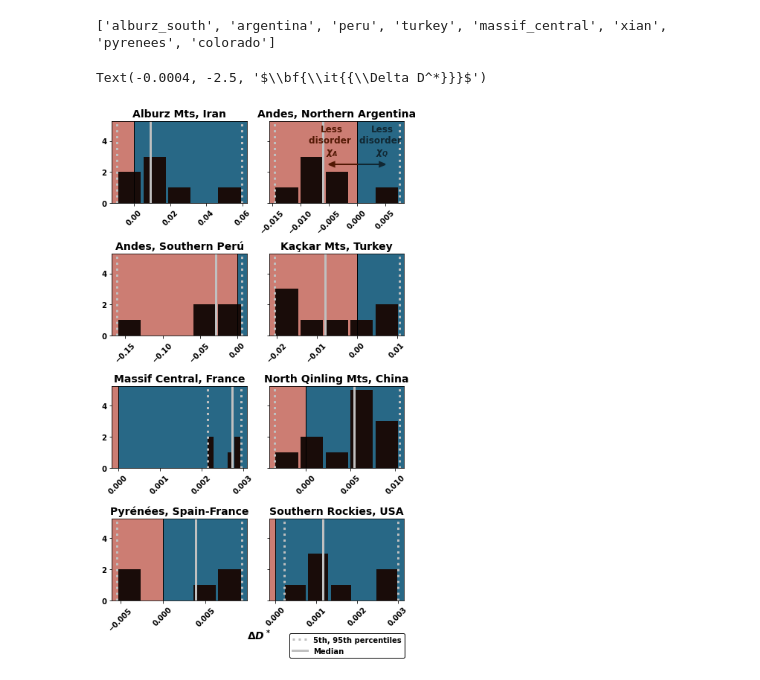
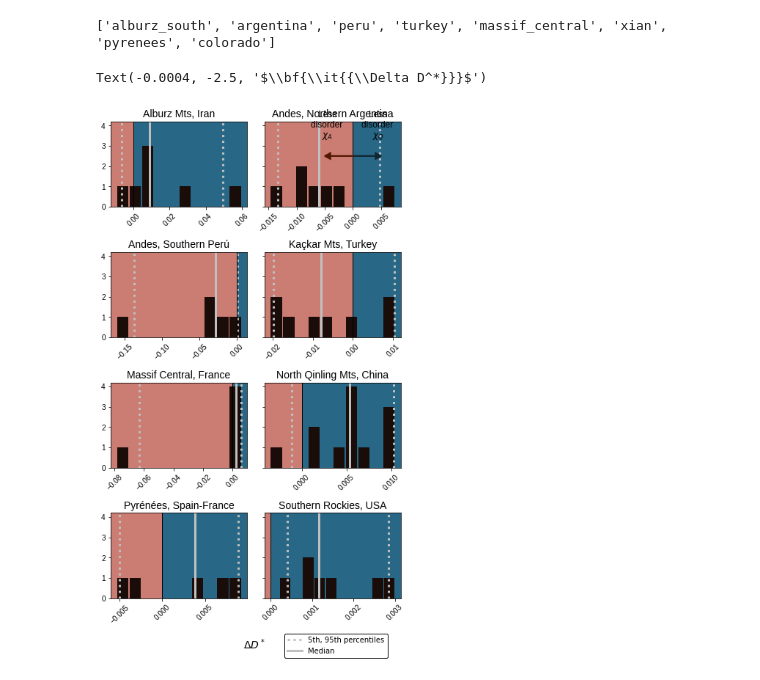
Before and after one commit to MarinaRuizSO/JGR_paper, a Jupyter notebook: natural_landscapes/real_life_plot_kde_for_paper.ipynb, the cells around one changed output. Cells and saved outputs as stored; diff of their text form; code cells hidden in the pictures.

```diff
--- a/natural_landscapes/real_life_plot_kde_for_paper.ipynb
+++ b/natural_landscapes/real_life_plot_kde_for_paper.ipynb
@@ -282,33 +320,35 @@ kde_mountain_median_order = [kde_mountain_median[i] for i in alphabetical_order]
 # %% [output]
 ['alburz_south', 'argentina', 'peru', 'turkey', 'massif_central', 'xian', 'pyrenees', 'colorado']
 # %%
-import helplotlib as hpl
-fig, ax = hpl.mkfig_simple_bold(fontsize_major = 21, fontsize_minor= 14, family = "DejaVu Sans" , figsize = (7,5))
+#import helplotlib as hpl
+#fig, ax = hpl.mkfig_simple_bold(fontsize_major = 21, fontsize_minor= 14, family = "DejaVu Sans" , figsize = (7,5))
 # %%
 from matplotlib.cm import ScalarMappable
 from matplotlib.lines import Line2D
 import matplotlib.colors as mcolors
-
+#import rcParams
 import matplotlib.font_manager as font_manager
 import matplotlib.patches as mpatches
 from matplotlib.ticker import FormatStrFormatter
 #plt.rcParams['axes.xmargin'] = 0.0001
 #plt.rcParams['axes.ymargin'] = 0
-
-font = {'weight' : 'bold', 'size':8}
+plt.rcParams['font.family'] = 'sans-serif'
+plt.rcParams['font.sans-serif'] = ['Liberation Sans']
+font = {'weight' : 'normal', 'size':8}
 plt.rc('font', **font)
-plt.rcParams["font.weight"] = "bold"
-plt.rcParams["axes.labelweight"] = "bold"
-font_dict = {'fontfamily': 'DejaVu Sans', 'size': 12, 'weight': 'bold'}
-title_dict = {'fontfamily': 'DejaVu Sans', 'size': 14, 'weight': 'bold'}
+plt.rcParams["font.weight"] = "normal"
+plt.rcParams["axes.labelweight"] = "normal"
+font_dict = { 'size': 12, 'weight': 'normal'}
+title_dict = { 'size': 14, 'weight': 'normal'}
 
 q_color = cmc.berlin.colors[int(256/4)]
 da_color =cmc.berlin.colors[int(-256/10)]
 axes = all_grads_medians_df.hist(column='value', by='Mountains',   sharey=True,xrot=45, figsize=(6, 10),
-                                 layout=(4,2), bins= 5, sharex=False,
+                                 layout=(4,2), bins= 10, sharex=False,
                                  color=cmc.berlin.colors[int(256/2)], zorder=0, rwidth=0.9)
+for ax, pos in zip(axes.flat, kde_mountain_95_order):
+    #ax.set_facecolor("white")
 
-for ax, pos in zip(axes.flat, kde_mountain_95_order):
     ax.axvline(x=pos, color='silver', linestyle=':', ymax=ax.get_ylim()[1], zorder=0, lw = 3)
     ax.axvline(x=0, color='black', linestyle='-', ymax=ax.get_ylim()[1], zorder=0, lw = 1)
     ax.axvspan(0, ax.get_xlim()[1], 0, ax.get_ylim()[1],   facecolor=cmc.berlin.colors[int(256/4)], alpha=1, zorder=-10 )
@@ -325,35 +365,35 @@ for ax, pos in zip(axes.flat, kde_mountain_median_order):
     ax.axvline(x=pos, color='silver', linestyle='-', ymax=ax.get_ylim()[1], lw = 3, zorder=0)
 
 plt.tight_layout()
 axes[0][1].arrow(0, 2.5, 0.005, 0, head_width=0.3, head_length=0.001, linewidth=2, color=cmc.berlin.colors[int(256/2.5)], length_includes_head=True)
 axes[0][1].arrow(0, 2.5, -0.005, 0, head_width=0.3, head_length=0.001, linewidth=2, color=cmc.berlin.colors[int(-256/3)], length_includes_head=True)
 
 axes[0][1].text(-0.0045,4, r'Less'+"\n"+ 'disorder '  +"\n"+r'$\bf{\it{\chi_{A}}}$',
-                ha='center', va='center', fontdict = font_dict, c= cmc.berlin.colors[int(-256/3)])
+                ha='center', va='center', fontdict = font_dict, c= 'black')#cmc.berlin.colors[int(-256/3)])
                #bbox=dict(facecolor='none', edgecolor='black', boxstyle='round'))
 axes[0][1].text(0.0045,4, r'Less'+"\n"+ 'disorder ' +"\n"+ r'$\bf{\it{\chi_{Q}}}$',
-                ha='center', va='center', fontdict = font_dict, c= cmc.berlin.colors[int(256/2.5)])
+                ha='center', va='center', fontdict = font_dict, c= 'black')#cmc.berlin.colors[int(256/2.5)])
                #bbox=dict(facecolor='none', edgecolor='black', boxstyle='round'))
 
 extra_legend_elements = [
     Line2D([0], [0], color='silver', ls= ':', lw = 3, label="5th, 95th percentiles"),
     Line2D([0], [0], color='silver', ls= '-', lw = 3, label="Median")
 ]
 font = font_manager.FontProperties(family= 'DejaVu Sans',
-                                   weight='bold',
+                                   weight='normal',
                                    style='normal', size=10)
 
 axes[-1][-1].legend(handles=extra_legend_elements,
                     bbox_to_anchor=(0.15, -0.7, 2,2),loc="lower left"
                     , borderaxespad=0, ncol=1,
                     facecolor='white', edgecolor='black',
                     framealpha=1, prop=font)
 axes[-1][-1].text(-0.0004, -2.5, r'$\bf{\it{{\Delta D^*}}}$', ha='center', fontdict=title_dict)
 #ax.set_xlabel(r'$\bf{\it{{\Delta D^*}}}$', fontdict=font_dict)
 #mpl.rcParams['axes.prop_cycle'] = plt.cycler(color=cmc.hawaii)
 #plt.colorbar(ScalarMappable(cmap=cmc.hawaii), ax=axes)
 
-plt.savefig('histograms_real_landscapes_background.pdf', dpi = 400, bbox_inches = 'tight',pad_inches = 0)
+#plt.savefig('histograms_real_landscapes_background_paper.jpg', dpi = 500, bbox_inches = 'tight',pad_inches = 0,facecolor='white')
 # %% [output]
 Text(-0.0004, -2.5, '$\\bf{\\it{{\\Delta D^*}}}$')
-[figure, old version]
+[figure, new version]
```
Also changed, not shown: parts of 9 cells of this notebook, 18 other files.
